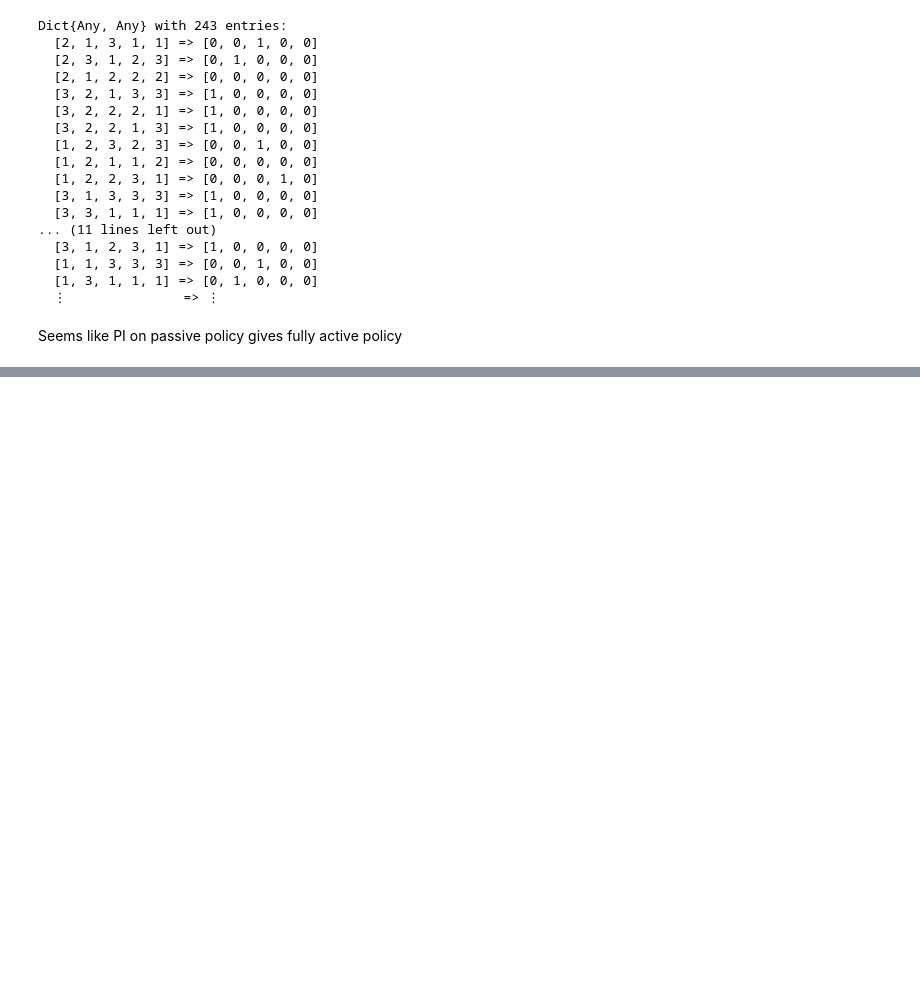
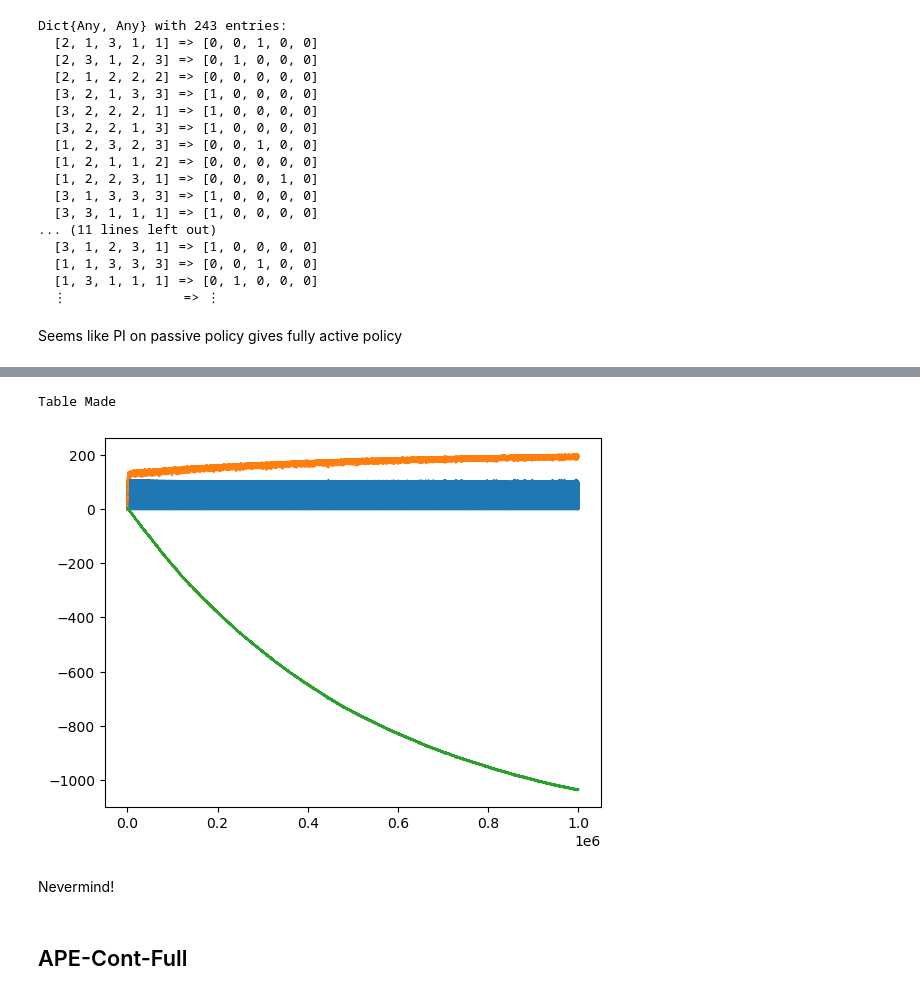
Before and after one commit to fairleyl/PhD-Code, a Jupyter notebook: AVI-Suite.ipynb, the cells around one changed output, grey strips where cells are left out. Cells and saved outputs as stored; diff of their text form; code cells hidden in the pictures; blank space fills up the shorter version.

```diff
--- a/AVI-Suite.ipynb
+++ b/AVI-Suite.ipynb
@@ -3741,0 +3859,25 @@ Table Made
+# %%
+numPar = length(vParams)
+paramHist = resultContApprox2[2]
+paramHistT = Dict()
+for i in 1:numPar
+    paramHistT[i] = zeros(nMax)
+end
+for i in 1:numPar
+    for j in 1:nMax
+        paramHistT[i][j] = paramHist[j][i]
+    end
+end
+
+print("Table Made")
+
+for i in 1:numPar
+    PyPlot.plot(paramHistT[i], label = i)
+end
+# %% [output]
+Table Made
+[figure, added]
+# %% [markdown]
+Nevermind!
+# %% [markdown]
+## APE-Cont-Full
```
Also changed, not shown: parts of 49 cells of this notebook.
